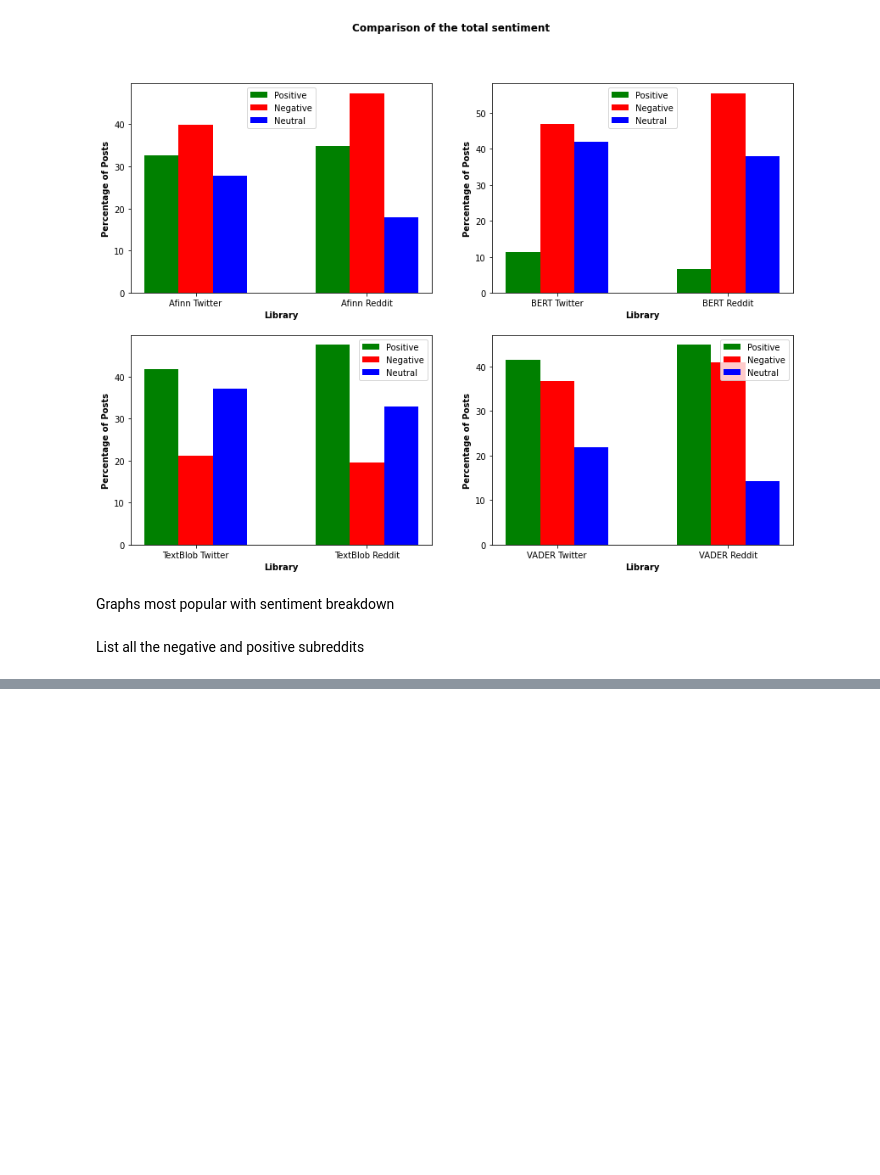
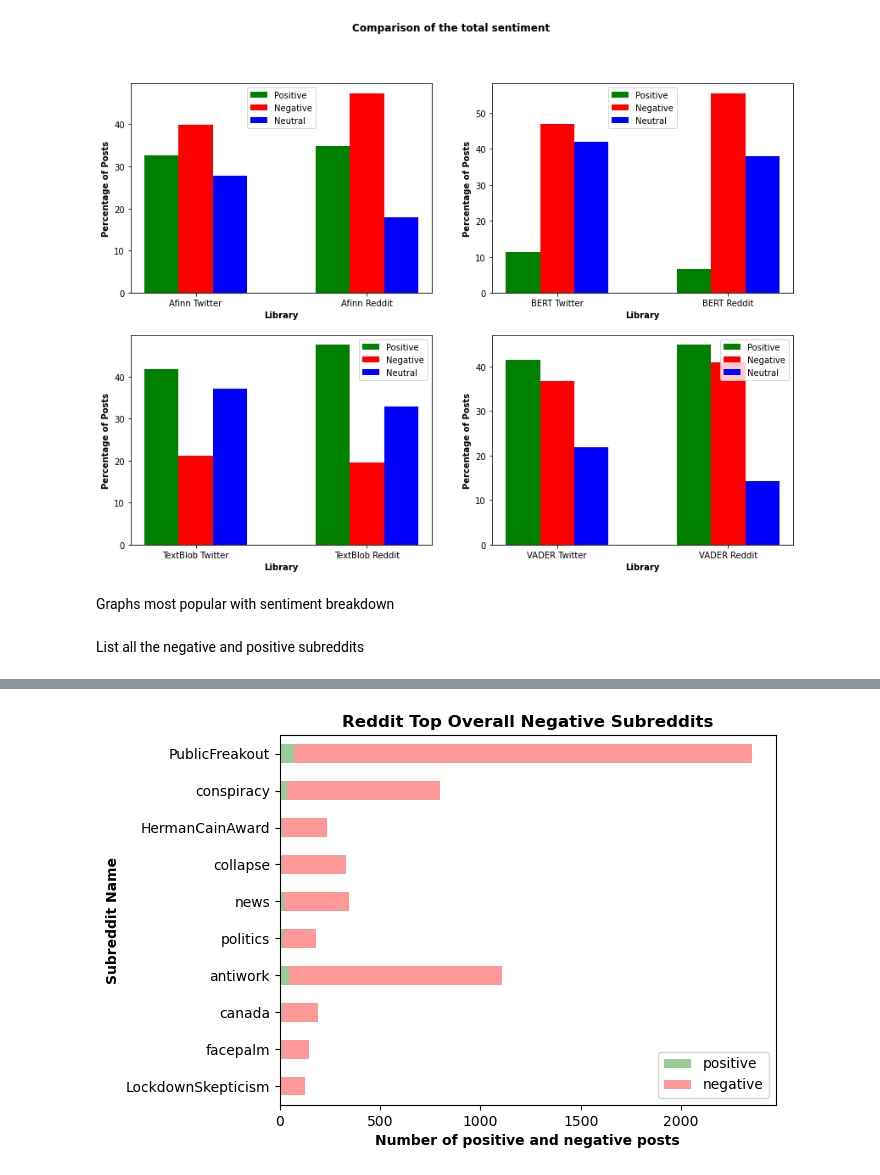
Before and after one commit to craigd00/topic-sentiment-across-sn, a Jupyter notebook: src/sentiment_analysis.ipynb, the cells around one changed output, grey strips where cells are left out. Drawn from its saved outputs; the diff is of its cells as text; code cells hidden in the pictures; blank space fills up the shorter version.

```diff
--- a/src/sentiment_analysis.ipynb
+++ b/src/sentiment_analysis.ipynb
@@ -218,0 +215,4 @@ graph_common_subreddits(pos_bert, "positive")
+# %%
+graph_common_subreddits(shared_negative, "negative")
+# %% [output]
+[figure, added]
```
Also changed, not shown: parts of 5 cells of this notebook, 4 other files.
